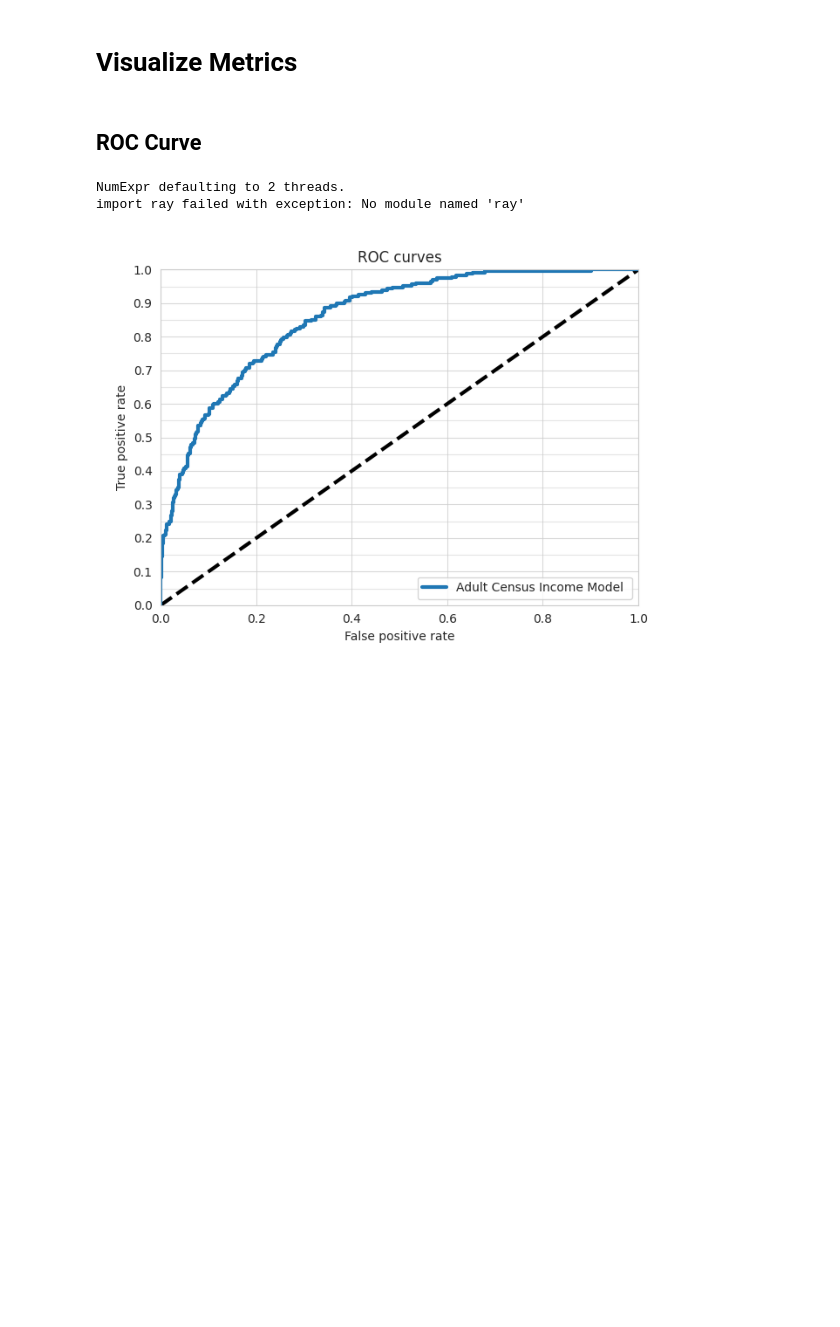
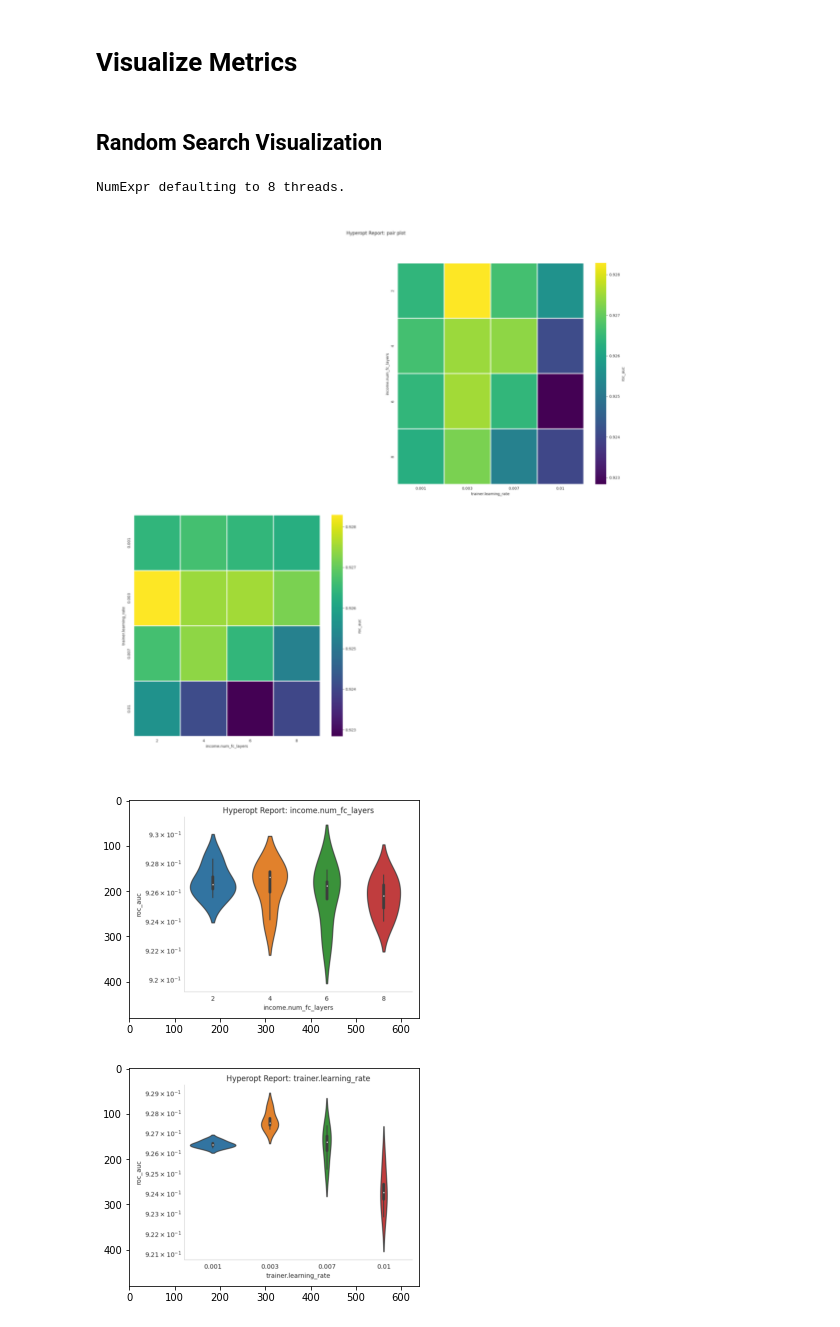
Before and after one commit to ludwig-ai/ludwig-docs, a Jupyter notebook: docs/examples/hyperopt_notebooks/hyperopt_notebook_cli.ipynb, the cells around one changed output. Cells and saved outputs as stored; diff of their text form; code cells hidden in the pictures; blank space fills up the shorter version.

Commit message:
doc: complete hyperopt cli colab notebook

```diff
--- a/docs/examples/hyperopt_notebooks/hyperopt_notebook_cli.ipynb
+++ b/docs/examples/hyperopt_notebooks/hyperopt_notebook_cli.ipynb
@@ -296,21 +297,24 @@ import matplotlib.pyplot as plt
-# %% [markdown]
-## ROC Curve
+# %% [markdown]
+##  Random Search Visualization
 # %%
-!ludwig visualize --visualization roc_curves \
-                  --ground_truth evaluation_dataset.csv \
-                  --ground_truth_metadata results/experiment_run/model/training_set_metadata.json \
-                  --probabilities test_results/predictions.parquet \
-                  --output_feature_name income \
-                  --output_directory visualizations \
-                  --model_names "Adult Census Income Model" \
+!ludwig visualize --visualization hyperopt_report \
+                  --hyperopt_stats_path rs_output/hyperopt_statistics.json \
+                  --output_directory rs_viz \
                   --file_format png
 
 # retrieve the generated plot to display
 fig, ax = plt.subplots(figsize=(10,14))
-plt.imshow(plt.imread("visualizations/roc_curves.png"))
+plt.imshow(plt.imread("rs_viz/hyperopt_pair_plot.png"))
 ax.axis("off")
 plt.show()
+plt.imshow(plt.imread("rs_viz/hyperopt_income.num_fc_layers.png"))
+ax.axis("off")
+plt.show()
+plt.imshow(plt.imread("rs_viz/hyperopt_trainer.learning_rate.png"))
+ax.axis("off")
+plt.show()
 # %% [output]
-NumExpr defaulting to 2 threads.
-import ray failed with exception: No module named 'ray'
+NumExpr defaulting to 8 threads.
-[figure, old version]
+[figure, new version]
+[figure, added]
+[figure, added]
```
Also changed, not shown: parts of 10 cells of this notebook.
